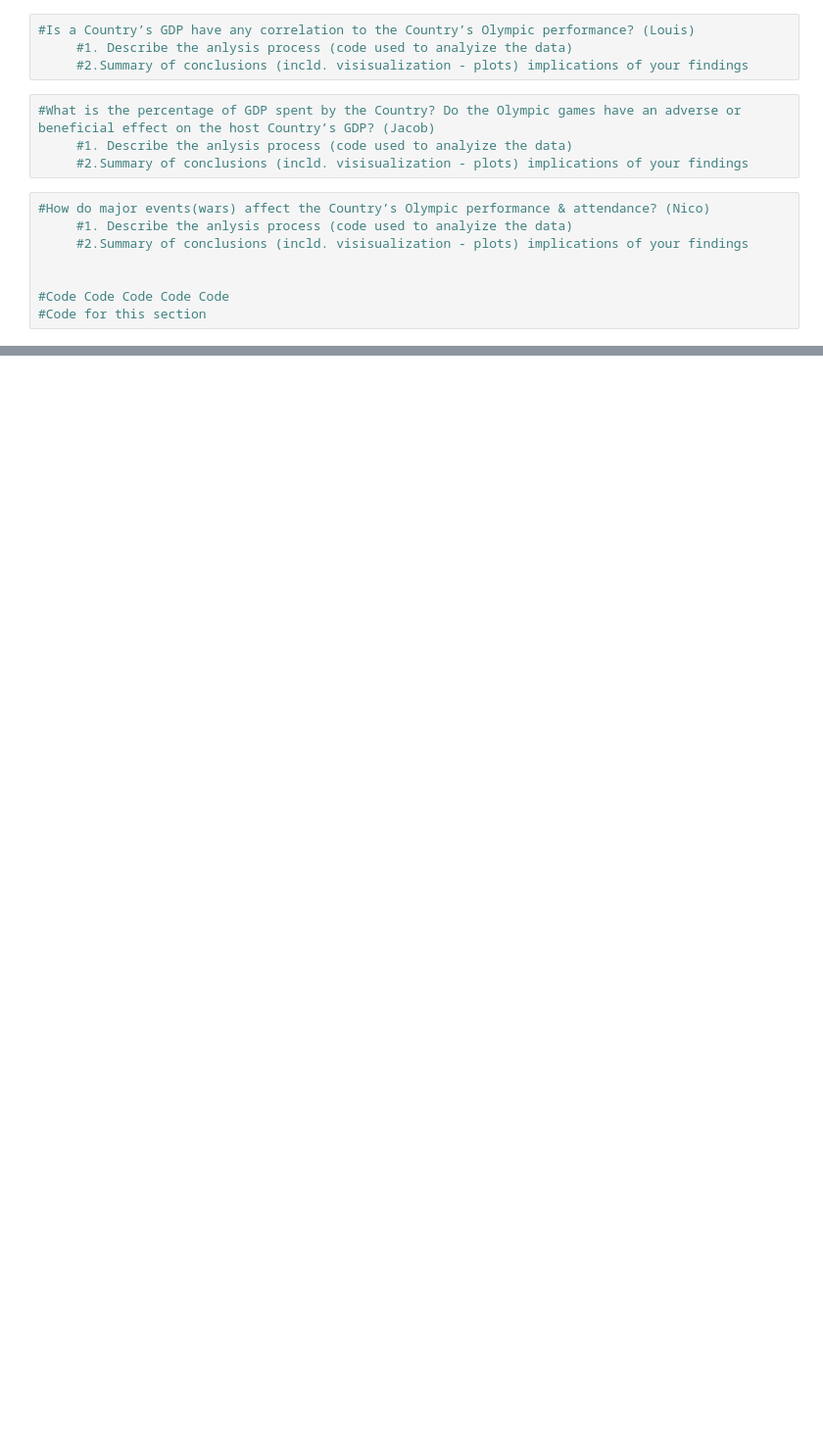
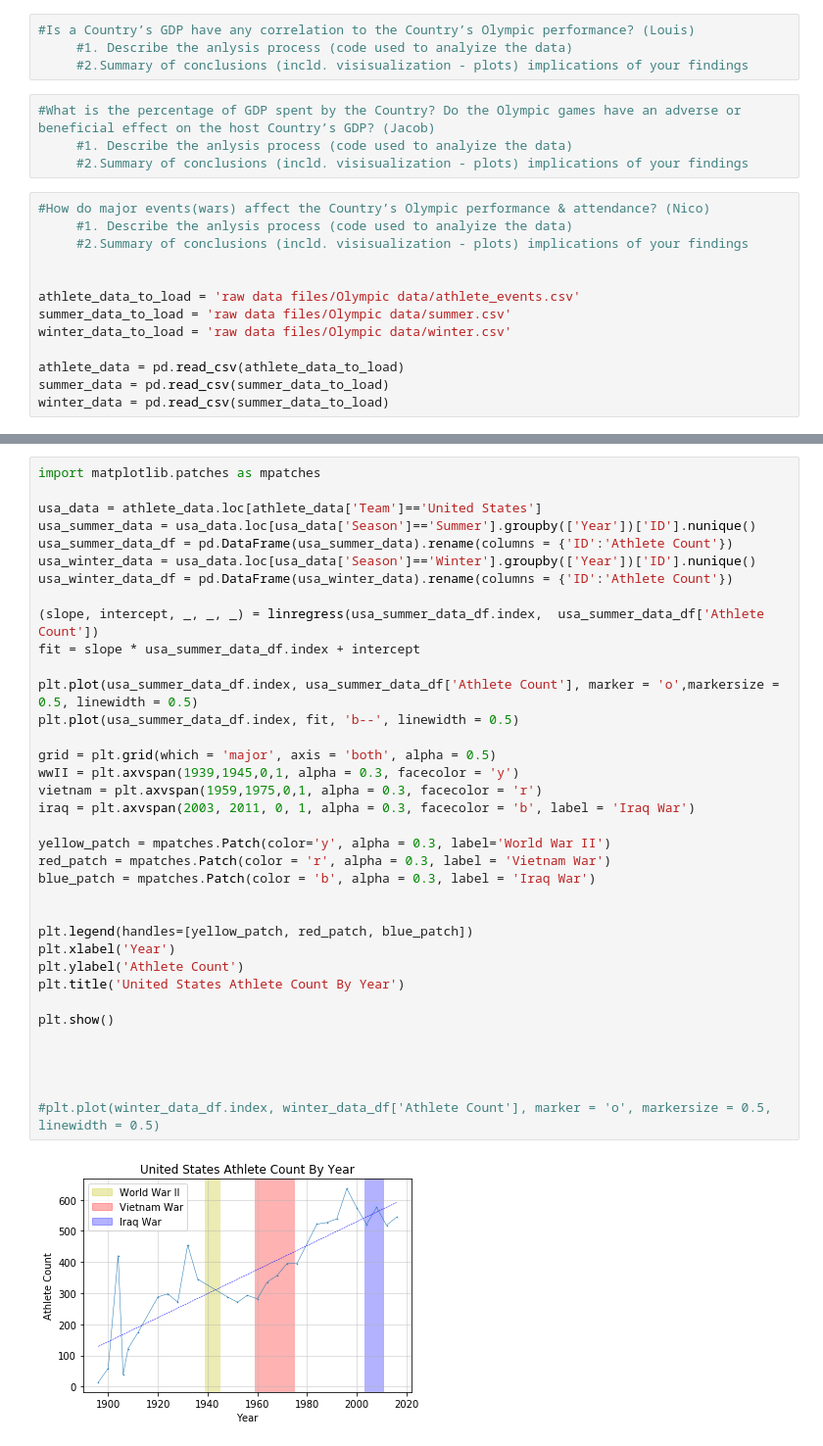
Before and after one commit to adfenelon/back_row_squad, a Jupyter notebook: Olympics_Economic_Implications.ipynb, the cells around one changed output, grey strips where cells are left out. Shown at 98% size. Saved outputs shown, nothing was run; the diff lists cells and outputs as text; blank space fills up the shorter version.

Commit message:
Athlete Count + Wars

```diff
--- a/Olympics_Economic_Implications.ipynb
+++ b/Olympics_Economic_Implications.ipynb
@@ -22,5 +23,10 @@ import json
      #2.Summary of conclusions (incld. visisualization - plots) implications of your findings
 
 
-#Code Code Code Code Code
-#Code for this section
+athlete_data_to_load = 'raw data files/Olympic data/athlete_events.csv'
+summer_data_to_load = 'raw data files/Olympic data/summer.csv'
+winter_data_to_load = 'raw data files/Olympic data/winter.csv'
+
+athlete_data = pd.read_csv(athlete_data_to_load)
+summer_data = pd.read_csv(summer_data_to_load)
+winter_data = pd.read_csv(summer_data_to_load)
@@ -30,0 +60,38 @@ import json
+# %%
+import matplotlib.patches as mpatches
+
+usa_data = athlete_data.loc[athlete_data['Team']=='United States']
+usa_summer_data = usa_data.loc[usa_data['Season']=='Summer'].groupby(['Year'])['ID'].nunique()
+usa_summer_data_df = pd.DataFrame(usa_summer_data).rename(columns = {'ID':'Athlete Count'})
+usa_winter_data = usa_data.loc[usa_data['Season']=='Winter'].groupby(['Year'])['ID'].nunique()
+usa_winter_data_df = pd.DataFrame(usa_winter_data).rename(columns = {'ID':'Athlete Count'})
+
+(slope, intercept, _, _, _) = linregress(usa_summer_data_df.index,  usa_summer_data_df['Athlete Count'])
+fit = slope * usa_summer_data_df.index + intercept
+
+plt.plot(usa_summer_data_df.index, usa_summer_data_df['Athlete Count'], marker = 'o',markersize = 0.5, linewidth = 0.5)
+plt.plot(usa_summer_data_df.index, fit, 'b--', linewidth = 0.5)
+
+grid = plt.grid(which = 'major', axis = 'both', alpha = 0.5)
+wwII = plt.axvspan(1939,1945,0,1, alpha = 0.3, facecolor = 'y')
+vietnam = plt.axvspan(1959,1975,0,1, alpha = 0.3, facecolor = 'r')
+iraq = plt.axvspan(2003, 2011, 0, 1, alpha = 0.3, facecolor = 'b', label = 'Iraq War')
+
+yellow_patch = mpatches.Patch(color='y', alpha = 0.3, label='World War II')
+red_patch = mpatches.Patch(color = 'r', alpha = 0.3, label = 'Vietnam War')
+blue_patch = mpatches.Patch(color = 'b', alpha = 0.3, label = 'Iraq War')
+
+
+plt.legend(handles=[yellow_patch, red_patch, blue_patch])
+plt.xlabel('Year')
+plt.ylabel('Athlete Count')
+plt.title('United States Athlete Count By Year')
+
+plt.show()
+
+
+
+
+#plt.plot(winter_data_df.index, winter_data_df['Athlete Count'], marker = 'o', markersize = 0.5, linewidth = 0.5)
+# %% [output]
+[figure, added]
```
Also changed, not shown: parts of 12 cells of this notebook.
